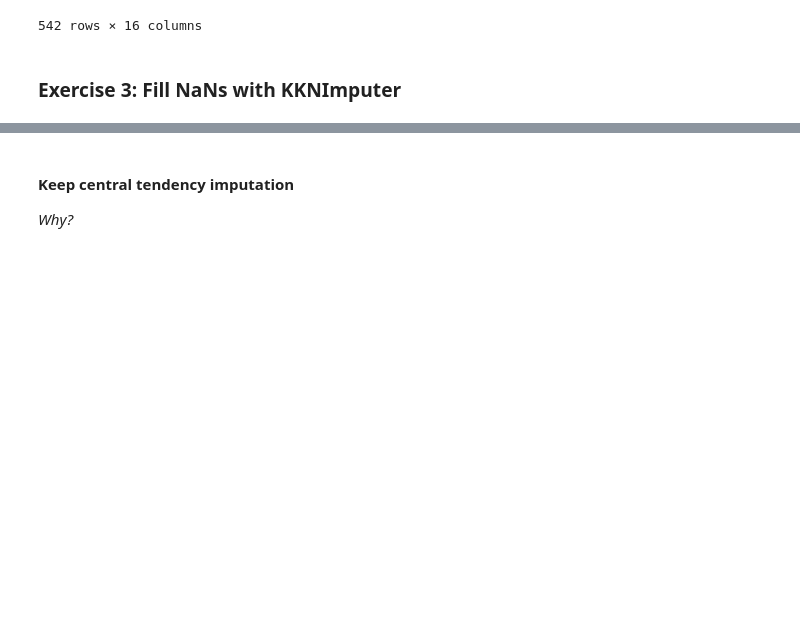
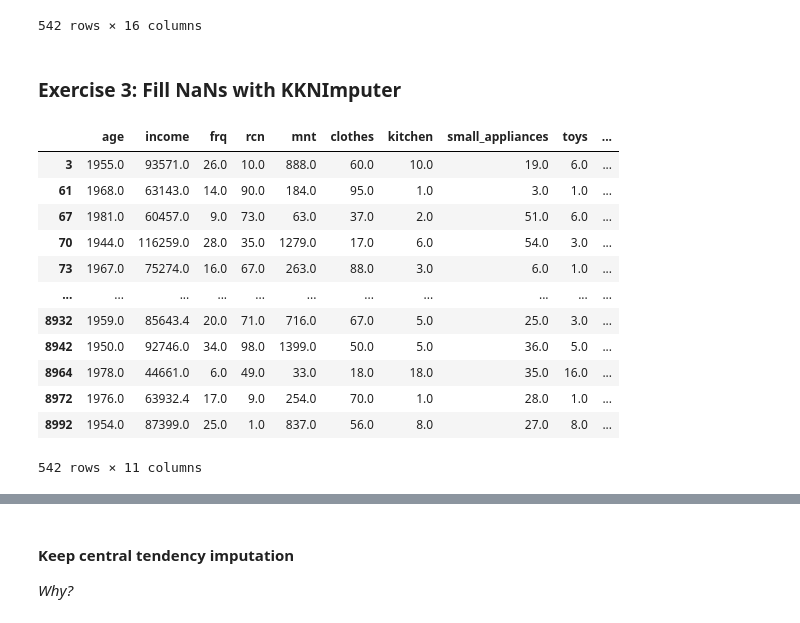
Before and after one commit to mattiavann/Data-Mining-26-27, a Jupyter notebook: notebooks/lab06_data_preprocess.ipynb, the cells around one changed output, grey strips where cells are left out. Cells and saved outputs as stored; diff of their text form; code cells hidden in the pictures; blank space fills up the shorter version.

```diff
--- a/notebooks/lab06_data_preprocess.ipynb
+++ b/notebooks/lab06_data_preprocess.ipynb
@@ -401,5 +423,23 @@ df_neighbors[nans_index]
 ### Exercise 3: Fill NaNs with KKNImputer
 # %%
 # KNNImputer - only works for numerical variables. Fill NaNs on df_neighbors
-imputer = KNNImputer(n_neighbors=5, weights="uniform")
-# CODE HERE
+imputer = KNNImputer(n_neighbors=5, weights="uniform") #ALTERNATIVE IS  "distance", where it weighs based on distance
+
+#imputer.fit(df_neighbors[metric_features])
+#df_neighbors[metric_features] = imputer.transform (df_neighbors[metric_features])
+df_neighbors[metric_features] = imputer.fit_transform (df_neighbors[metric_features])
+df_neighbors[metric_features][nans_index]
+# %% [output]
+|  | age | income | frq | rcn | mnt | clothes | kitchen | small_appliances | toys | ... |
+| 3 | 1955.0 | 93571.0 | 26.0 | 10.0 | 888.0 | 60.0 | 10.0 | 19.0 | 6.0 | ... |
+| 61 | 1968.0 | 63143.0 | 14.0 | 90.0 | 184.0 | 95.0 | 1.0 | 3.0 | 1.0 | ... |
+| 67 | 1981.0 | 60457.0 | 9.0 | 73.0 | 63.0 | 37.0 | 2.0 | 51.0 | 6.0 | ... |
+| 70 | 1944.0 | 116259.0 | 28.0 | 35.0 | 1279.0 | 17.0 | 6.0 | 54.0 | 3.0 | ... |
+| 73 | 1967.0 | 75274.0 | 16.0 | 67.0 | 263.0 | 88.0 | 3.0 | 6.0 | 1.0 | ... |
+| ... | ... | ... | ... | ... | ... | ... | ... | ... | ... | ... |
+| 8932 | 1959.0 | 85643.4 | 20.0 | 71.0 | 716.0 | 67.0 | 5.0 | 25.0 | 3.0 | ... |
+| 8942 | 1950.0 | 92746.0 | 34.0 | 98.0 | 1399.0 | 50.0 | 5.0 | 36.0 | 5.0 | ... |
+| 8964 | 1978.0 | 44661.0 | 6.0 | 49.0 | 33.0 | 18.0 | 18.0 | 35.0 | 16.0 | ... |
+| 8972 | 1976.0 | 63932.4 | 17.0 | 9.0 | 254.0 | 70.0 | 1.0 | 28.0 | 1.0 | ... |
+| 8992 | 1954.0 | 87399.0 | 25.0 | 1.0 | 837.0 | 56.0 | 8.0 | 27.0 | 8.0 | ... |
+542 rows × 11 columns
```
Also changed, not shown: parts of 30 cells of this notebook, 2 other files.
